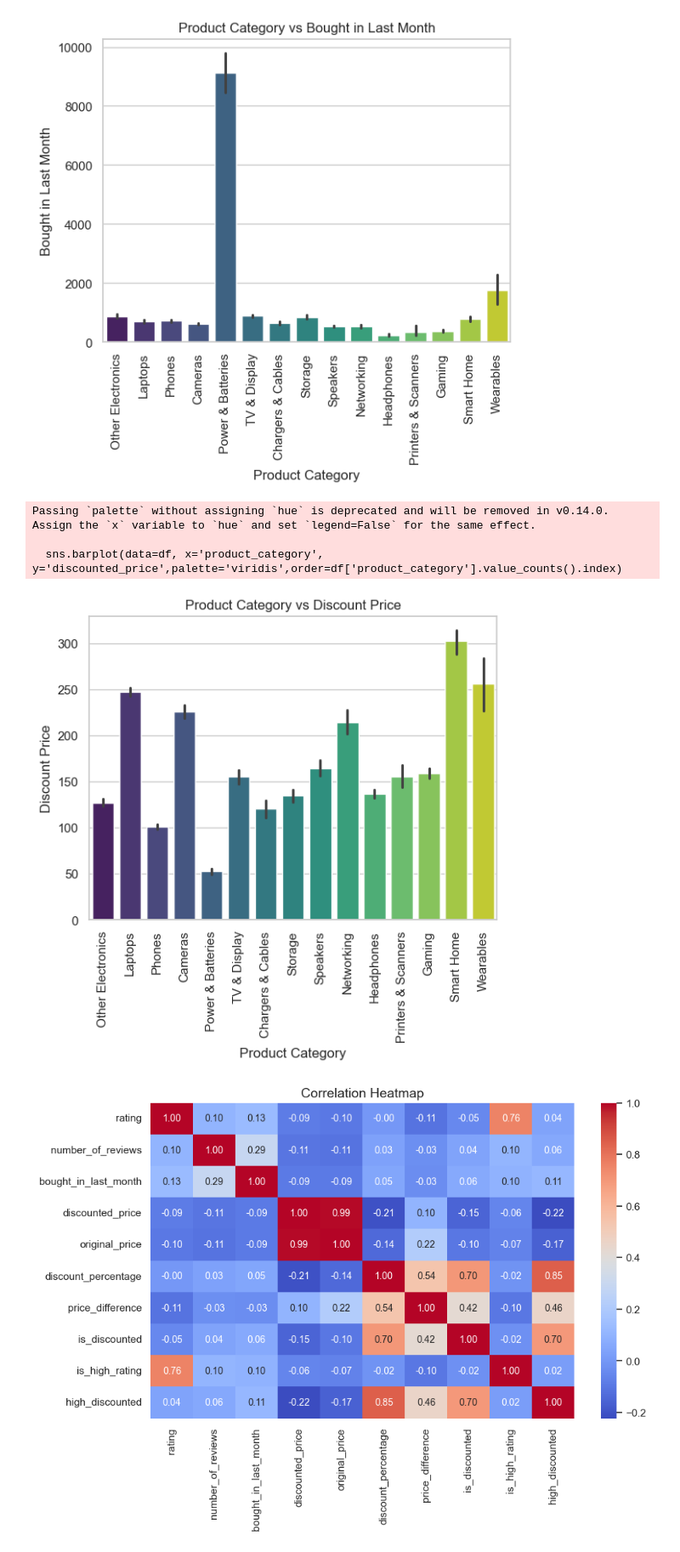
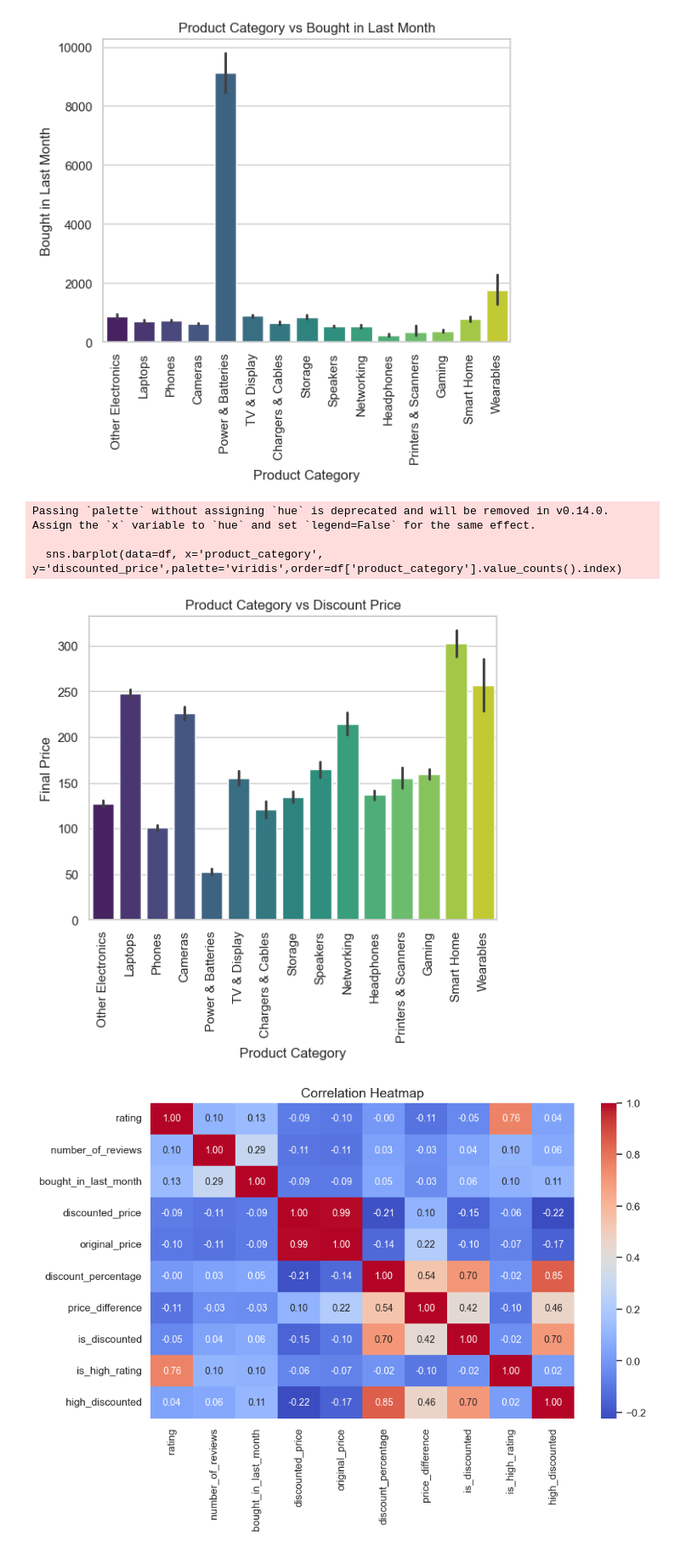
Before and after one commit to l0daaa/Amazon_Products_Sales, a Jupyter notebook: EDA.ipynb, the cells around one changed output. Shown at 85% size. Cells and saved outputs as stored; diff of their text form; code cells hidden in the pictures.

```diff
--- a/EDA.ipynb
+++ b/EDA.ipynb
@@ -593,16 +602,16 @@ Passing `palette` without assigning `hue` is deprecated and will be removed in v
 # %%
 # Price variation across categories.
 sns.barplot(data=df, x='product_category', y='discounted_price',palette='viridis',order=df['product_category'].value_counts().index)
 plt.title('Product Category vs Discount Price')
 plt.xlabel('Product Category')
-plt.ylabel('Discount Price')
+plt.ylabel('Final Price')
 plt.xticks(rotation=90)
 plt.show()
 # %% [output]
 Passing `palette` without assigning `hue` is deprecated and will be removed in v0.14.0. Assign the `x` variable to `hue` and set `legend=False` for the same effect.
 
   sns.barplot(data=df, x='product_category', y='discounted_price',palette='viridis',order=df['product_category'].value_counts().index)
-[figure, old version]
+[figure, new version]
 # %%
 corr = df.corr(numeric_only=True)
 
```
Also changed, not shown: parts of 1 cell of this notebook.
